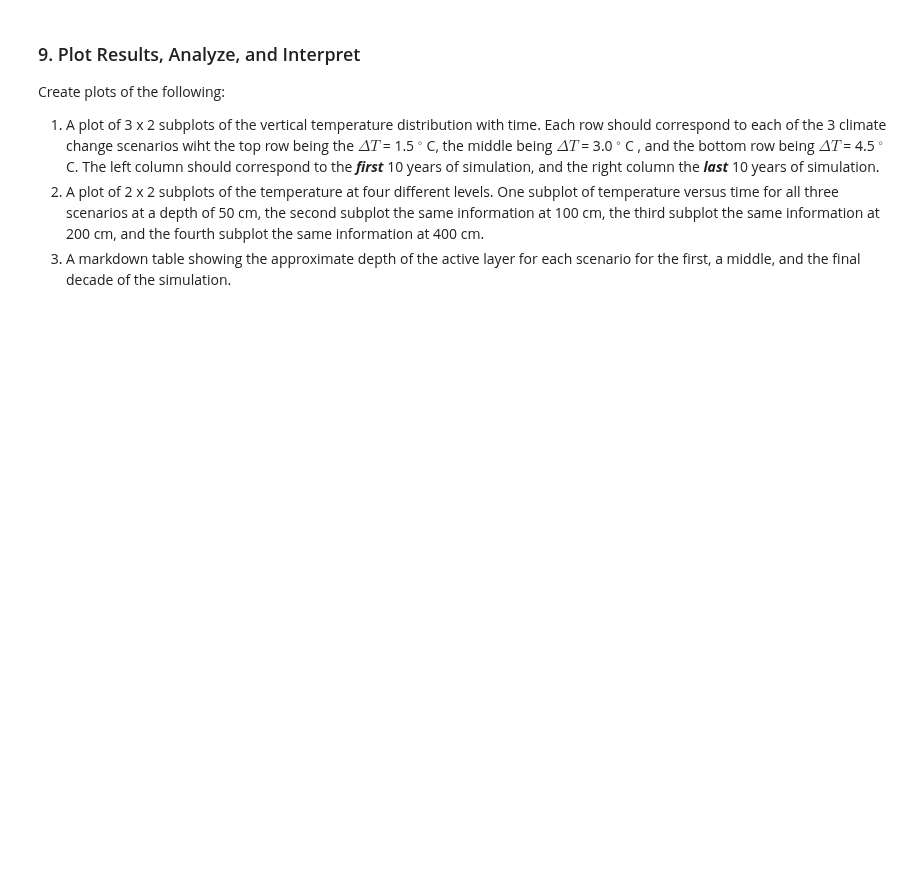
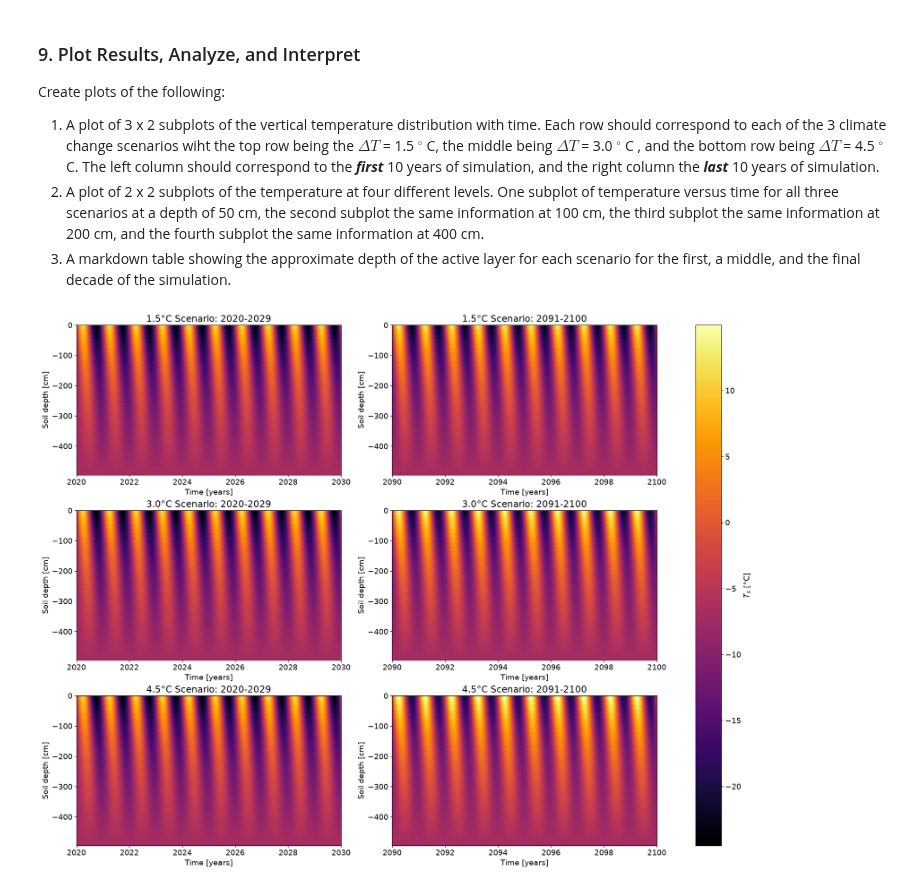
Before and after one commit to formiglik/Modelling_Class_Psets, a Jupyter notebook: Mod3/Kyle_mod03_1D-Diffusion-Assignment.ipynb, the cells around one changed output. Drawn from its saved outputs; the diff is of its cells as text; code cells hidden in the pictures; blank space fills up the shorter version.

Commit message:
Made figures for parts 1 and 2

```diff
--- a/Mod3/Kyle_mod03_1D-Diffusion-Assignment.ipynb
+++ b/Mod3/Kyle_mod03_1D-Diffusion-Assignment.ipynb
@@ -121,5 +127,8 @@ print('The number of cells is: Nz = ',str(Nz))
 # %% [markdown]
 ### 5. Setup Initial Condition
+# %%
+#create Ts = 0 for if true condition in step 8
+Ts0 = Tbottom*np.ones((Nz,1))
 # %% [markdown]
 ### 6. Calculate $D$, $\mathbf{A}$, and $\mathbf{B}$ Matrices for Implicit or Crank-Nicolson Method
 # %%
@@ -163,3 +223,36 @@ Create plots of the following:
 1. A plot of 3 x 2 subplots of the vertical temperature distribution with time. Each row should correspond to each of the 3 climate change scenarios wiht the top row being the $\Delta T$ = 1.5 ${}^{\circ}$ C, the middle being $\Delta T$ = 3.0 ${}^{\circ}$ C , and the bottom row being $\Delta T$ = 4.5 ${}^{\circ}$ C. The left column should correspond to the ___first___ 10 years of simulation, and the right column the ___last___ 10 years of simulation.
 2. A plot of 2 x 2 subplots of the temperature at four different levels. One subplot of temperature versus time for all three scenarios at a depth of 50 cm, the second subplot the same information at 100 cm, the third subplot the same information at 200 cm, and the fourth subplot the same information at 400 cm.
 3. A markdown table showing the approximate depth of the active layer for each scenario for the first, a middle, and the final decade of the simulation.
+# %%
+plt.rcParams.update({'font.size': 14})  # slightly smaller than 16 so six panels don't feel crowded
+
+scenario_Ts = {
+    '1.5°C': Ts_15,
+    '3.0°C': Ts_30,
+    '4.5°C': Ts_45
+}
+
+# Boolean masks selecting the first and last 10 years of the time array
+first_mask = t <= t[0] + 10
+last_mask  = t >= t[-1] - 10
+windows = [(first_mask, '2020-2029'), (last_mask, '2091-2100')]
+
+# Shared color limits so colors mean the same temperature in every panel
+vmin = min(Ts_scn.min() for Ts_scn in scenario_Ts.values())
+vmax = max(Ts_scn.max() for Ts_scn in scenario_Ts.values())
+
+fig, axes = plt.subplots(3, 2, figsize=(18, 14), constrained_layout=True)
+
+for row, (name, Ts_scn) in enumerate(scenario_Ts.items()):
+    for col, (mask, window_label) in enumerate(windows):
+        ax = axes[row, col]
+        mesh = ax.pcolormesh(t[mask], -z, Ts_scn[:, mask],
+                             cmap='inferno', vmin=vmin, vmax=vmax, shading='auto')
+        ax.set_title(f'{name} Scenario: {window_label}')
+        ax.set_xlabel('Time [years]')
+        ax.set_ylabel('Soil depth [cm]')
+
+fig.colorbar(mesh, ax=axes, label='$T_s$ [°C]')  # one colorbar shared by all six panels
+plt.show()
+# %% [output]
+[figure, added]
```
Also changed, not shown: parts of 6 cells of this notebook.
